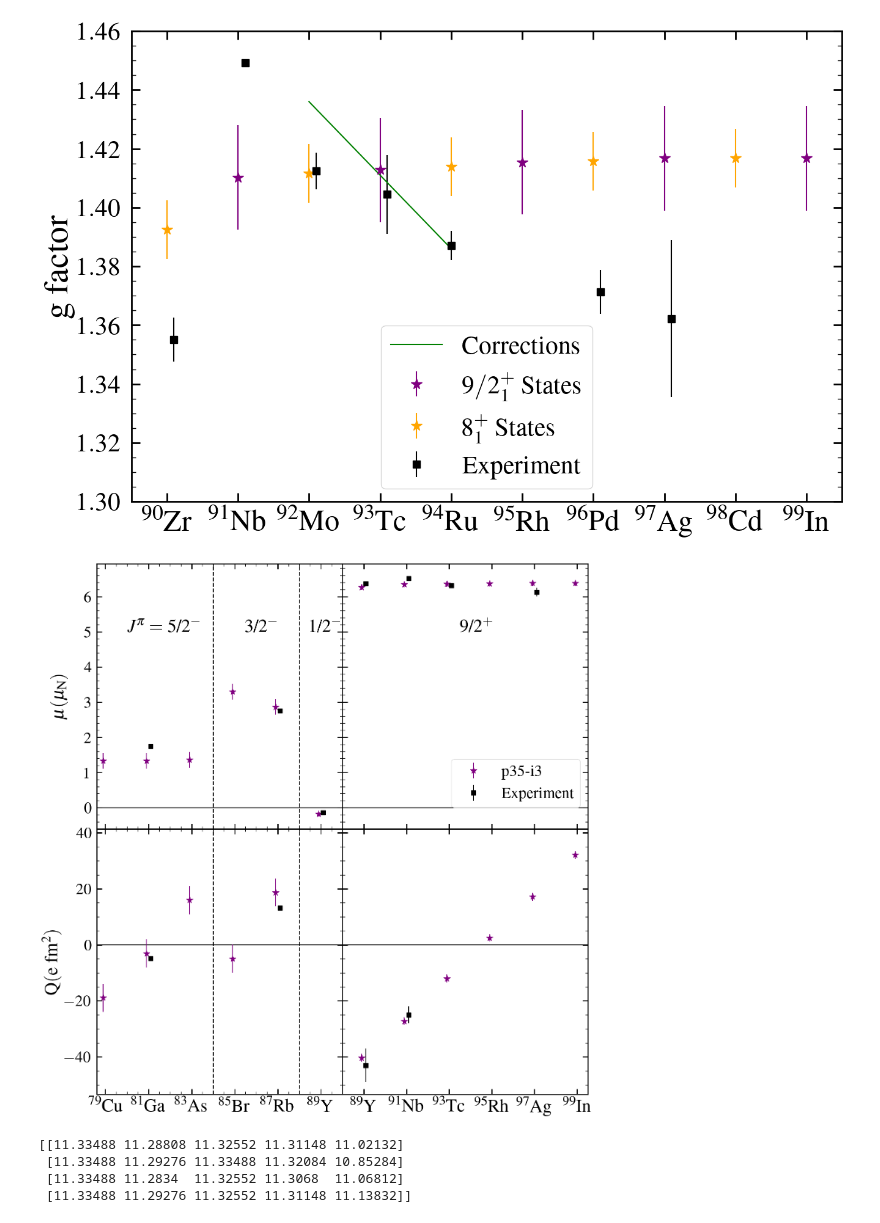
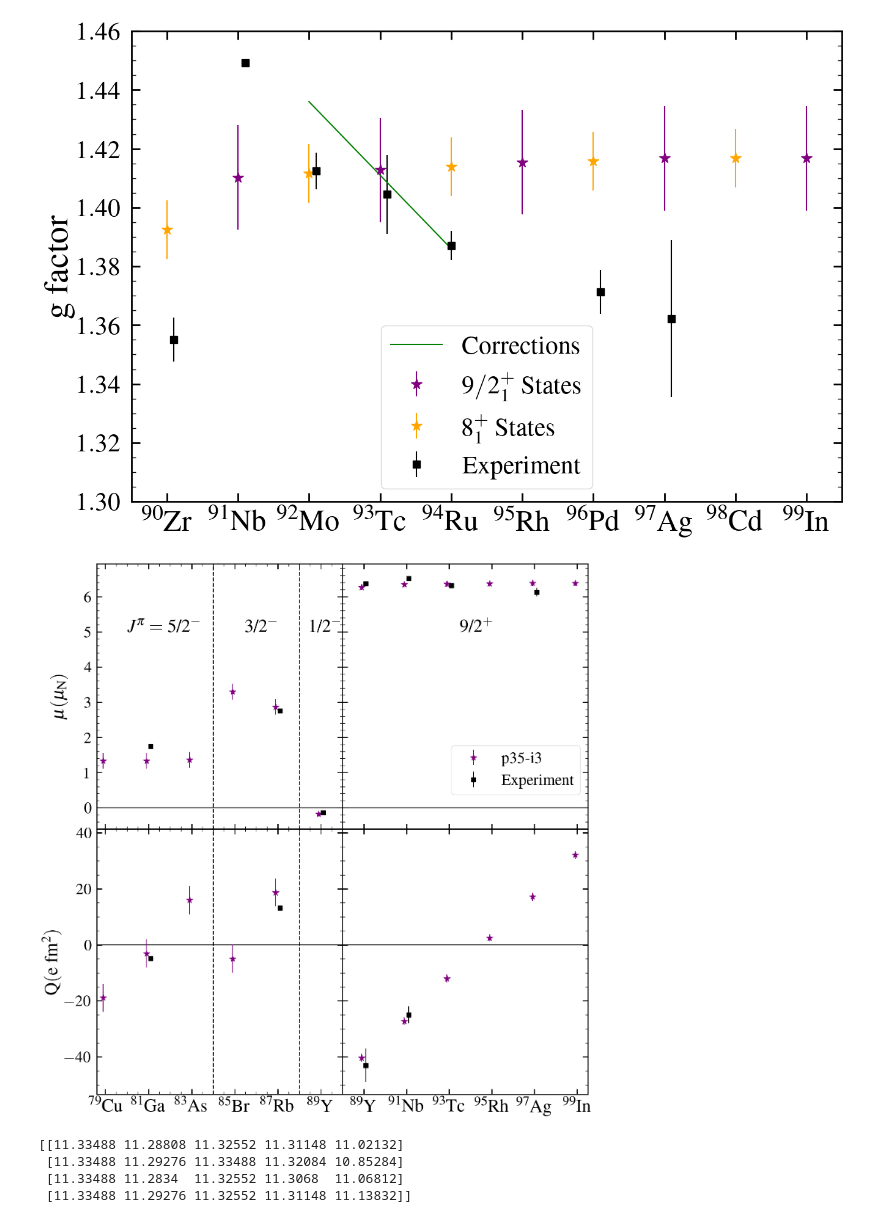
Before and after one commit to JordanPurcell/Research, a Jupyter notebook: plots/EM_properties.ipynb, the cells around one changed output. Saved outputs shown, nothing was run; the diff lists cells and outputs as text; code cells hidden in the pictures.

Commit message:
muQ update
moved legend box up slightly

```diff
--- a/plots/EM_properties.ipynb
+++ b/plots/EM_properties.ipynb
@@ -342,35 +342,35 @@ ax[1][1].tick_params(which="major", direction="in", right=True, top=True, length
 ax[1][1].tick_params(which="minor", direction="in", right=True, top=True, length=5, width=1, labelsize=30)
 ax[1][1].xaxis.get_major_ticks()[1].set_pad(5)       # This adjust only the 97Ag label because it's behaving badly
 
 ax[0][0].set_ylabel('$\mathrm{\mu(\mu_{N})}$', labelpad=30, fontsize=35)
 ax[1][0].set_ylabel('$\mathrm{Q(e\ fm^2)}$', fontsize=35)
 
 ax[0][0].axvline(x = 84, ymin = 0, ymax = 7, color = 'k', linewidth=2, ls='--')
 ax[0][0].axvline(x = 88, ymin = 0, ymax = 7, color = 'k', linewidth=2, ls='--')
 ax[0][0].axvline(x = 90, ymin = 0, ymax = 7, color = 'k', linewidth=2, ls='--')
 ax[1][0].axvline(x = 84, ymin = 0, ymax = 7, color = 'k', linewidth=2, ls='--')
 ax[1][0].axvline(x = 88, ymin = 0, ymax = 7, color = 'k', linewidth=2, ls='--')
 ax[1][0].axvline(x = 90, ymin = 0, ymax = 7, color = 'k', linewidth=2, ls='--')
 
 ax[0][0].text(80, 5, '$J^\pi = $ 5/2$^{-}$', fontsize = 35)          # Switch first index to isolate top/bottom plot
 ax[0][0].text(85.5, 5, '3/2$^{-}$', fontsize = 35)          # ""
 ax[0][0].text(88.5, 5, '1/2$^{-}$', fontsize = 35)          # ""
 ax[0][1].text(93.5, 5, '9/2$^{+}$', fontsize = 35)          # ""
 
 #ax[1][0].set_visible(False)                # Option for isolating subplot
 #ax[1][1].set_visible(False)
 
 
 plt.tight_layout()
 plt.subplots_adjust(wspace=0, hspace=0)
 plt.setp(ax[1][0].get_xticklabels(), fontsize=35)
 plt.setp(ax[1][1].get_xticklabels(), fontsize=35)
 ax[0][0].minorticks_on()
 ax[1][0].minorticks_on()
-ax[0][1].legend(fontsize=30, bbox_to_anchor=(1, 0.05), loc="lower right").set_alpha(1)          # Toggle first index to isolate top/bottom plot
+ax[0][1].legend(fontsize=30, bbox_to_anchor=(1, 0.1), loc="lower right").set_alpha(1)          # Toggle first index to isolate top/bottom plot
 plt.show()
 # %% [output]
-[figure, old version]
+[figure, new version]
 # %%
 mu_i3_6plus = [8.31391, 8.46106, 8.47682, 8.49259, 8.50310]
 even_Q8[3] = [42.59, -35.96, 17.00, -9.39, -55.09]
```
Also changed, not shown: parts of 2 cells of this notebook, 1 other file.
